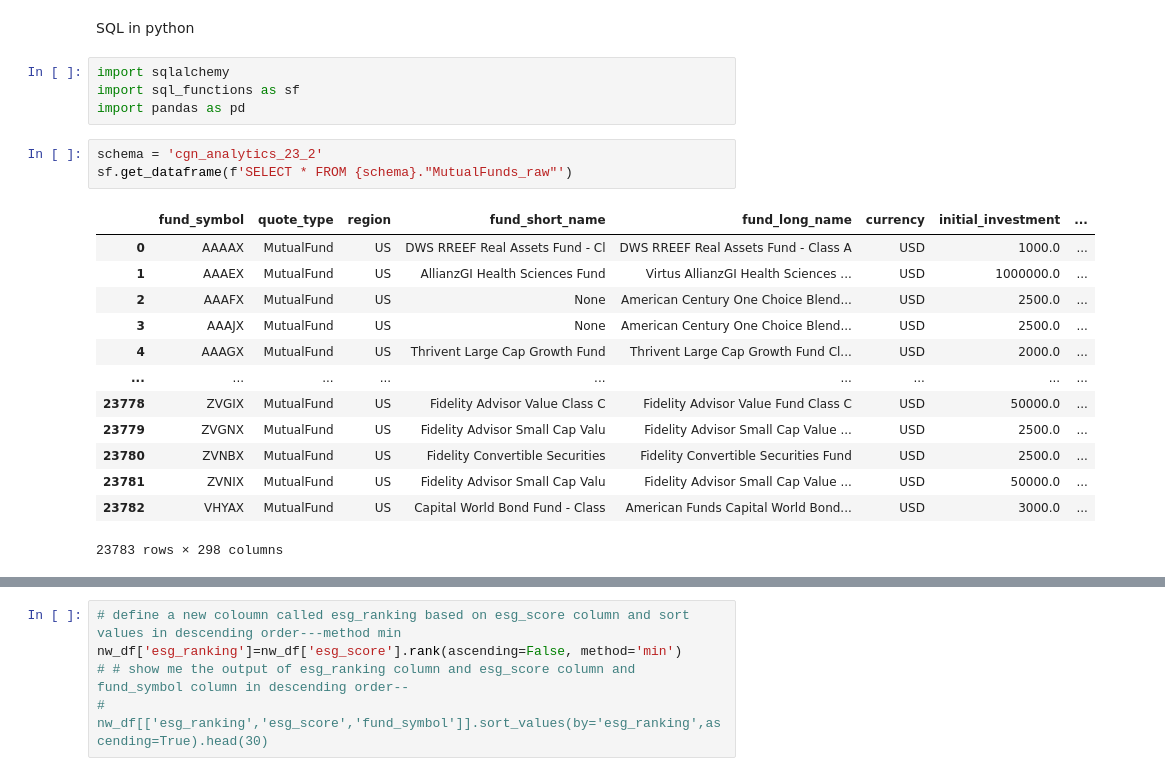
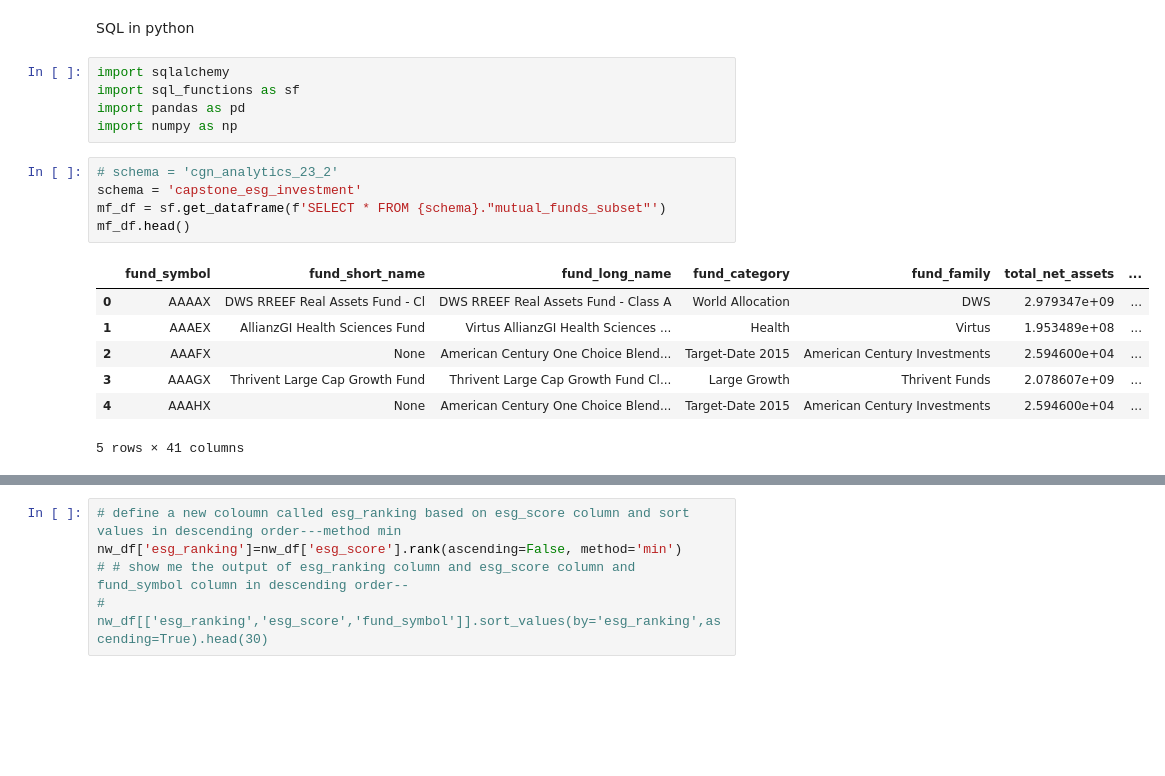
Before and after one commit to Neuefische-ESG-Capstone/Project-description, a Jupyter notebook: nb_richard.ipynb, the cells around one changed output, grey strips where cells are left out. Cells and saved outputs as stored; diff of their text form; blank space fills up the shorter version.

```diff
--- a/nb_richard.ipynb
+++ b/nb_richard.ipynb
@@ -31,20 +31,17 @@ SQL in python
 import sqlalchemy
 import sql_functions as sf
 import pandas as pd
+import numpy as np
 # %%
-schema = 'cgn_analytics_23_2'
-sf.get_dataframe(f'SELECT * FROM {schema}."MutualFunds_raw"')
+# schema = 'cgn_analytics_23_2'
+schema = 'capstone_esg_investment'
+mf_df = sf.get_dataframe(f'SELECT * FROM {schema}."mutual_funds_subset"')
+mf_df.head()
 # %% [output]
-|  | fund_symbol | quote_type | region | fund_short_name | fund_long_name | currency | initial_investment | ... |
-| 0 | AAAAX | MutualFund | US | DWS RREEF Real Assets Fund - Cl | DWS RREEF Real Assets Fund - Class A | USD | 1000.0 | ... |
-| 1 | AAAEX | MutualFund | US | AllianzGI Health Sciences Fund | Virtus AllianzGI Health Sciences ... | USD | 1000000.0 | ... |
-| 2 | AAAFX | MutualFund | US | None | American Century One Choice Blend... | USD | 2500.0 | ... |
-| 3 | AAAJX | MutualFund | US | None | American Century One Choice Blend... | USD | 2500.0 | ... |
-| 4 | AAAGX | MutualFund | US | Thrivent Large Cap Growth Fund | Thrivent Large Cap Growth Fund Cl... | USD | 2000.0 | ... |
-| ... | ... | ... | ... | ... | ... | ... | ... | ... |
-| 23778 | ZVGIX | MutualFund | US | Fidelity Advisor Value Class C | Fidelity Advisor Value Fund Class C | USD | 50000.0 | ... |
-| 23779 | ZVGNX | MutualFund | US | Fidelity Advisor Small Cap Valu | Fidelity Advisor Small Cap Value ... | USD | 2500.0 | ... |
-| 23780 | ZVNBX | MutualFund | US | Fidelity Convertible Securities | Fidelity Convertible Securities Fund | USD | 2500.0 | ... |
-| 23781 | ZVNIX | MutualFund | US | Fidelity Advisor Small Cap Valu | Fidelity Advisor Small Cap Value ... | USD | 50000.0 | ... |
-| 23782 | VHYAX | MutualFund | US | Capital World Bond Fund - Class | American Funds Capital World Bond... | USD | 3000.0 | ... |
+|  | fund_symbol | fund_short_name | fund_long_name | fund_category | fund_family | total_net_assets | ... |
+| 0 | AAAAX | DWS RREEF Real Assets Fund - Cl | DWS RREEF Real Assets Fund - Class A | World Allocation | DWS | 2.979347e+09 | ... |
+| 1 | AAAEX | AllianzGI Health Sciences Fund | Virtus AllianzGI Health Sciences ... | Health | Virtus | 1.953489e+08 | ... |
+| 2 | AAAFX | None | American Century One Choice Blend... | Target-Date 2015 | American Century Investments | 2.594600e+04 | ... |
+| 3 | AAAGX | Thrivent Large Cap Growth Fund | Thrivent Large Cap Growth Fund Cl... | Large Growth | Thrivent Funds | 2.078607e+09 | ... |
+| 4 | AAAHX | None | American Century One Choice Blend... | Target-Date 2015 | American Century Investments | 2.594600e+04 | ... |
-23783 rows × 298 columns
+5 rows × 41 columns
```
Also changed, not shown: parts of 5 cells of this notebook.
